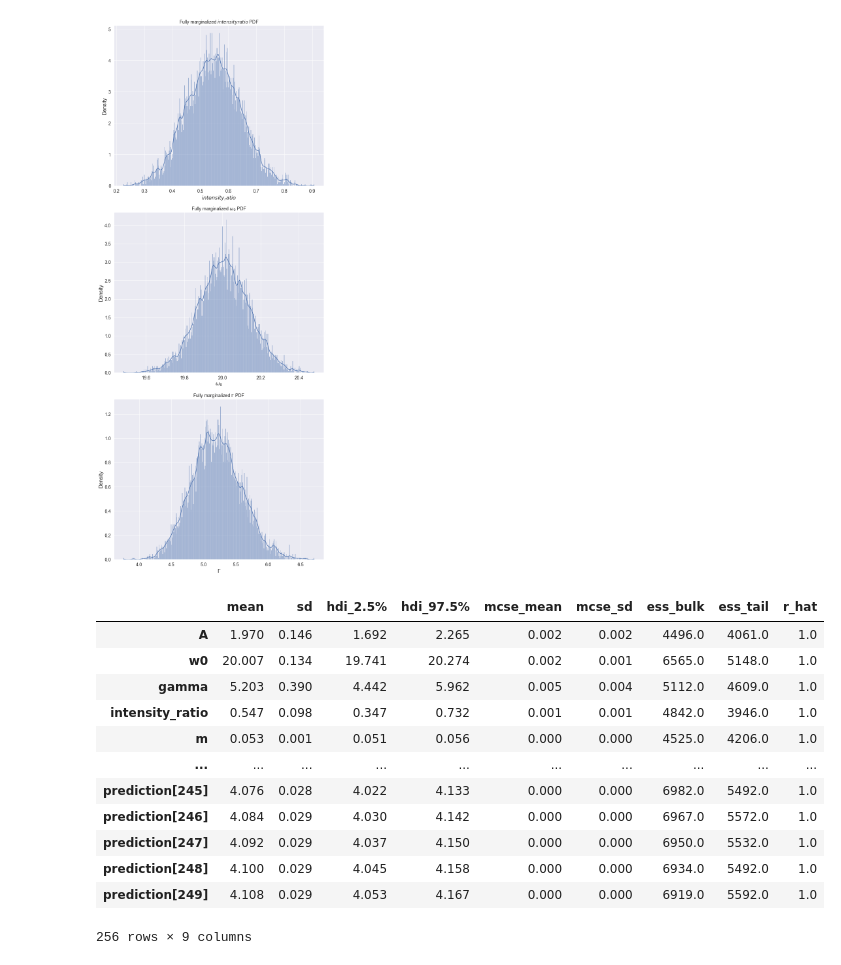
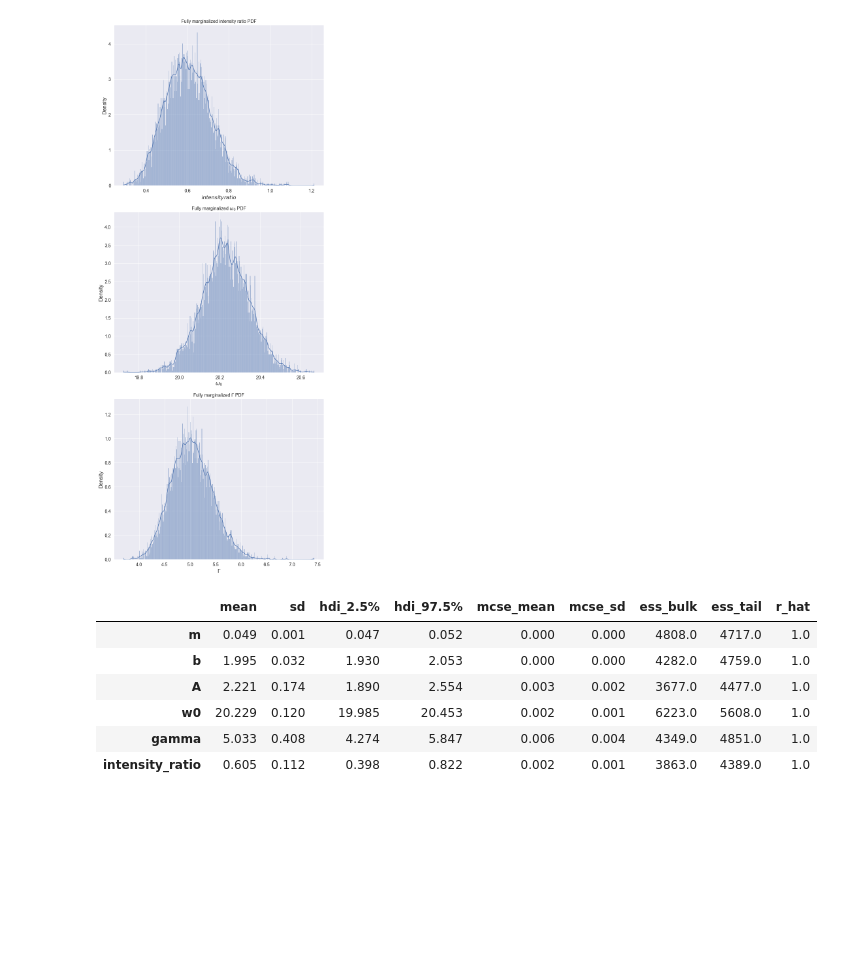
Before and after one commit to phys201/FluorescenceSpectroscopy, a Jupyter notebook: documentation.ipynb, the cells around one changed output. Saved outputs shown, nothing was run; the diff lists cells and outputs as text; code cells hidden in the pictures; blank space fills up the shorter version.

```diff
--- a/documentation.ipynb
+++ b/documentation.ipynb
@@ -136,10 +139,10 @@ spectroscopy_model = pm.Model()
 w = np.array(w)
 
 with spectroscopy_model:
-    A = pm.Normal('A', 5, 1)
-    w0 = pm.Normal('w0', 20, 4)
-    gamma = pm.Normal('gamma', 5, 1)
-    intensity_ratio = pm.Normal('intensity_ratio', 0.5, 0.1)
+    A = pm.Gamma('A', mu = 5, sigma = 1)
+    w0 = pm.Gamma('w0', mu = 20, sigma = 4)
+    gamma = pm.Gamma('gamma', mu = 5, sigma = 5)
+    intensity_ratio = pm.Gamma('intensity_ratio', mu = 0.5, sigma = 0.1)
 
     m = pm.Normal('m', 0.05, 0.01)
     b = pm.Normal('b', 2, 0.4)
@@ -207,20 +206,14 @@ marg_gamma.set(xlabel='$\Gamma$',
 
 plt.tight_layout()
 # %% [output]
-[figure, old version]
+[figure, new version]
 # %%
-az.summary(trace, hdi_prob=.95)
+az.summary(trace, hdi_prob=.95)[0:6]
 # %% [output]
 |  | mean | sd | hdi_2.5% | hdi_97.5% | mcse_mean | mcse_sd | ess_bulk | ess_tail | r_hat |
-| A | 1.970 | 0.146 | 1.692 | 2.265 | 0.002 | 0.002 | 4496.0 | 4061.0 | 1.0 |
-| w0 | 20.007 | 0.134 | 19.741 | 20.274 | 0.002 | 0.001 | 6565.0 | 5148.0 | 1.0 |
-| gamma | 5.203 | 0.390 | 4.442 | 5.962 | 0.005 | 0.004 | 5112.0 | 4609.0 | 1.0 |
-| intensity_ratio | 0.547 | 0.098 | 0.347 | 0.732 | 0.001 | 0.001 | 4842.0 | 3946.0 | 1.0 |
-| m | 0.053 | 0.001 | 0.051 | 0.056 | 0.000 | 0.000 | 4525.0 | 4206.0 | 1.0 |
-| ... | ... | ... | ... | ... | ... | ... | ... | ... | ... |
-| prediction[245] | 4.076 | 0.028 | 4.022 | 4.133 | 0.000 | 0.000 | 6982.0 | 5492.0 | 1.0 |
-| prediction[246] | 4.084 | 0.029 | 4.030 | 4.142 | 0.000 | 0.000 | 6967.0 | 5572.0 | 1.0 |
-| prediction[247] | 4.092 | 0.029 | 4.037 | 4.150 | 0.000 | 0.000 | 6950.0 | 5532.0 | 1.0 |
-| prediction[248] | 4.100 | 0.029 | 4.045 | 4.158 | 0.000 | 0.000 | 6934.0 | 5492.0 | 1.0 |
-| prediction[249] | 4.108 | 0.029 | 4.053 | 4.167 | 0.000 | 0.000 | 6919.0 | 5592.0 | 1.0 |
+| m | 0.049 | 0.001 | 0.047 | 0.052 | 0.000 | 0.000 | 4808.0 | 4717.0 | 1.0 |
+| b | 1.995 | 0.032 | 1.930 | 2.053 | 0.000 | 0.000 | 4282.0 | 4759.0 | 1.0 |
+| A | 2.221 | 0.174 | 1.890 | 2.554 | 0.003 | 0.002 | 3677.0 | 4477.0 | 1.0 |
+| w0 | 20.229 | 0.120 | 19.985 | 20.453 | 0.002 | 0.001 | 6223.0 | 5608.0 | 1.0 |
+| gamma | 5.033 | 0.408 | 4.274 | 5.847 | 0.006 | 0.004 | 4349.0 | 4851.0 | 1.0 |
+| intensity_ratio | 0.605 | 0.112 | 0.398 | 0.822 | 0.002 | 0.001 | 3863.0 | 4389.0 | 1.0 |
-256 rows × 9 columns
```
Also changed, not shown: parts of 7 cells of this notebook.
